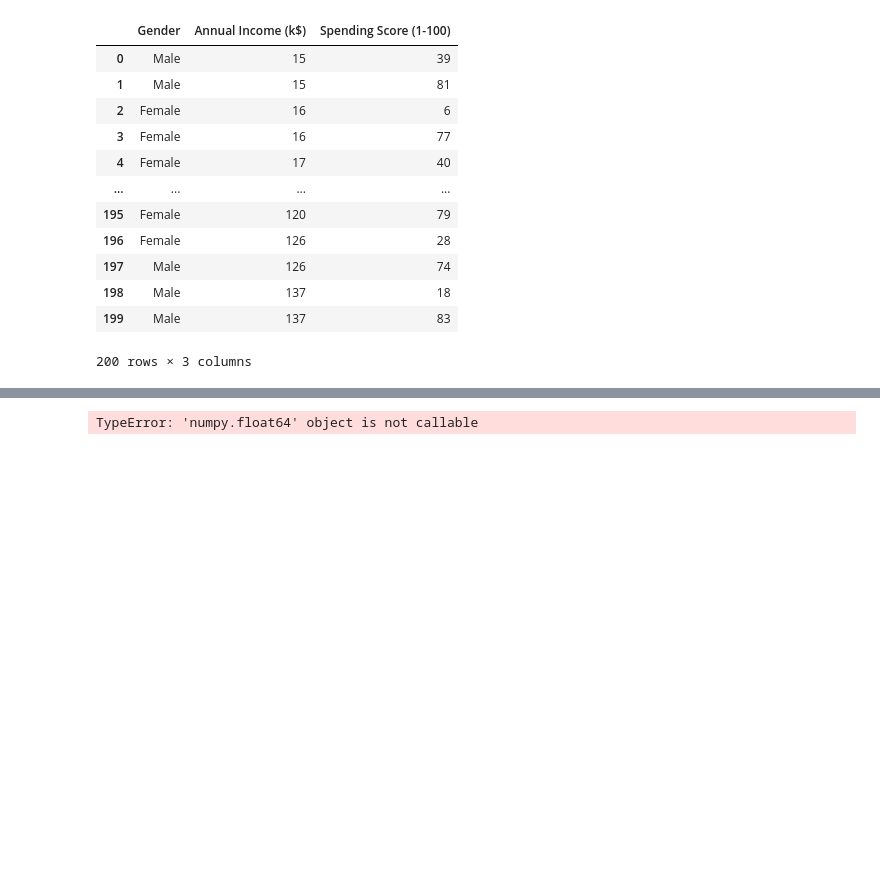
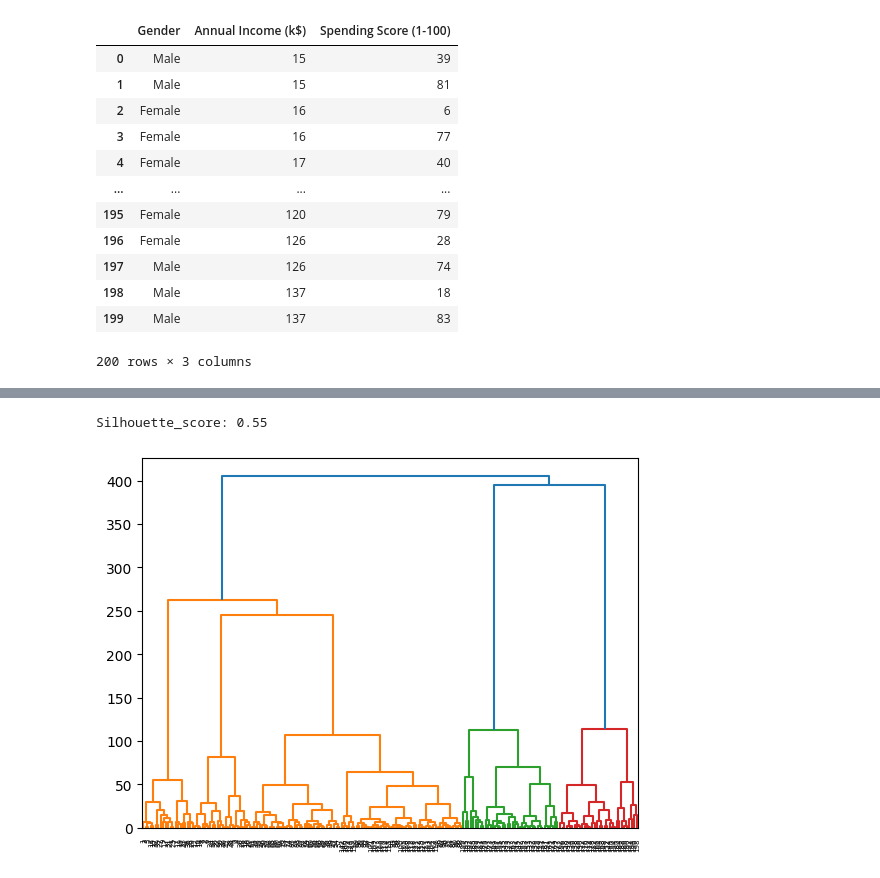
Before and after one commit to notice4/google-colab-study, a Jupyter notebook: mid_term_prep.ipynb, the cells around one changed output, grey strips where cells are left out. Cells and saved outputs as stored; diff of their text form; code cells hidden in the pictures; blank space fills up the shorter version.

```diff
--- a/mid_term_prep.ipynb
+++ b/mid_term_prep.ipynb
@@ -328,7 +328,13 @@ plt.scatter(x = model.cluster_centers_[:,0], y = model.cluster_centers_[:,1], c=
 # %%
 model2 = AgglomerativeClustering(n_clusters=5)
-model2.fit_predict(X)
-score = silhouette_score(X, model2.labels_)
-print(score)
+labels2 = model2.fit_predict(X)
+score = silhouette_score(X, labels2)
+print(f'Silhouette_score: {score:.2f}')
 # %% [output]
-TypeError: 'numpy.float64' object is not callable
+Silhouette_score: 0.55
+# %%
+distance = linkage(X, method='ward')
+dendrogram(distance)
+plt.show()
+# %% [output]
+[figure, added]
```
Also changed, not shown: parts of 2 cells of this notebook.
